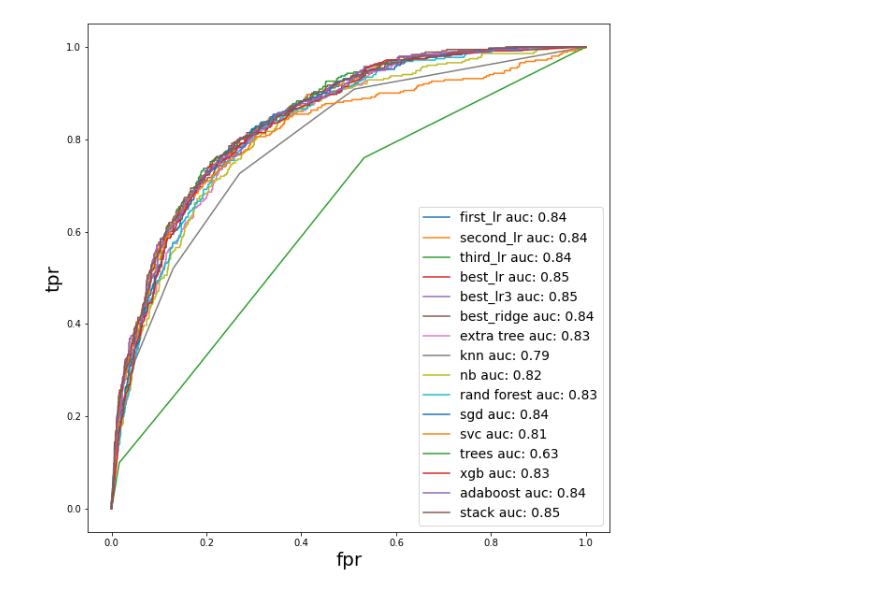
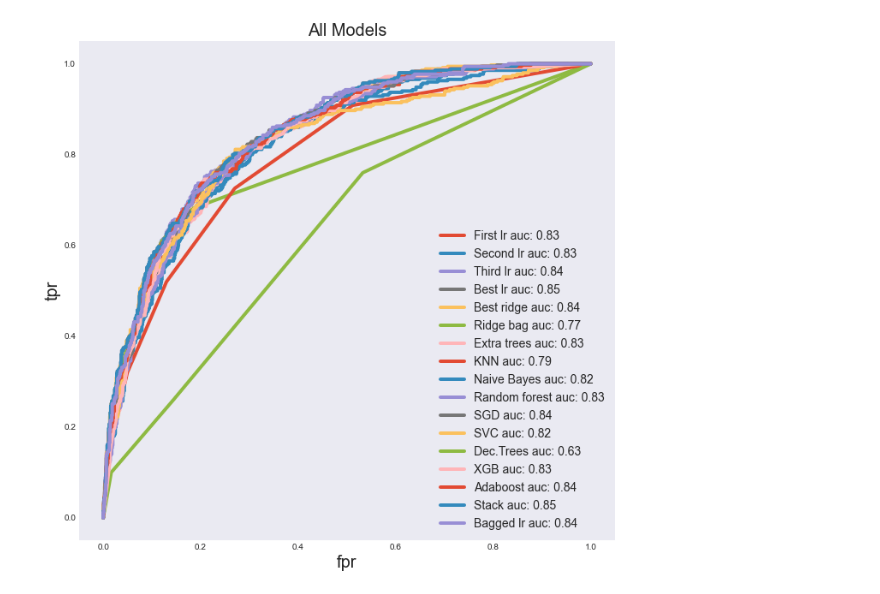
Before and after one commit to GriffinRiner/bsc-phase-three-project, a Jupyter notebook: notebooks/exploratory/Warren/roc_auc.ipynb, the cells around one changed output. Saved outputs shown, nothing was run; the diff lists cells and outputs as text; code cells hidden in the pictures.

```diff
--- a/notebooks/exploratory/Warren/roc_auc.ipynb
+++ b/notebooks/exploratory/Warren/roc_auc.ipynb
@@ -21,5 +27,5 @@ X_val_sc.drop('customerid',axis=1,inplace=True)
 # %%
-def plot_auc(estimator,X_train,y_train,X_val,y_val):
+def plot_auc(estimator,X_train,y_train,X_val,y_val,title):
     #fit est
     fprs = []
     tprs = []
@@ -52,14 +58,15 @@ def plot_auc(estimator,X_train,y_train,X_val,y_val):
     #plot the val curve
 
     fig, ax = plt.subplots(figsize=(10,10))
-
+    ax = plt.style.use('seaborn-dark')
+    ax = plt.xlabel('fpr',fontsize=20)
+    ax = plt.ylabel('tpr',fontsize=20)
     for i in range(len(fprs)):
 
 
         ax = plt.plot(fprs[i],tprs[i],label=f'{estimator[i][0]} auc: {round(aucs[i],2)}')
-        ax = plt.xlabel('fpr',fontsize=20)
-        ax = plt.ylabel('tpr',fontsize=20)
         ax = plt.legend(fontsize=14)
+        ax = plt.title(title,fontsize=20)
 # %%
 #load models
 first_lr = load('models/1stlr.joblib')
@@ -78,3 +85,5 @@ tree = load('models/tree.joblib')
 xgb = load('models/xgb.joblib')
 ada = load('models/ada.joblib')
 stack = load('models/stack.joblib')
+lr_bag = load('models/lr_bag.joblib')
+ridge_bag = load('models/ridge_bag.joblib')
@@ -98,4 +90,23 @@ estimators = [('first_lr',first_lr),
+# %%
+estimators = [('First lr',first_lr),
+             ('Second lr',second_lr),
+             ('Third lr',third_lr),
+             ('Best lr',best_lr),
+             ('Best ridge',best_ridge),
+             ('Ridge bag',ridge_bag),
+             ('Extra trees',etree),
+             ('KNN',knn),
+             ('Naive Bayes',nb),
+             ('Random forest',rfr),
+             ('SGD',sgd),
+             ('SVC',svc),
+             ('Dec.Trees',tree),
+             ('XGB',xgb),
+             ('Adaboost',ada),
+             ('Stack',stack),
+             ('Bagged lr',lr_bag),
+             ]
 # %%
-plot_auc(estimators,X_train_sc,y_train_enc,X_val_sc,y_val_enc)
+plot_auc(estimators,X_train_sc,y_train_enc,X_val_sc,y_val_enc,'All Models')
 # %% [output]
-[figure, old version]
+[figure, new version]
```
Also changed, not shown: parts of 4 cells of this notebook, 17 other files.
